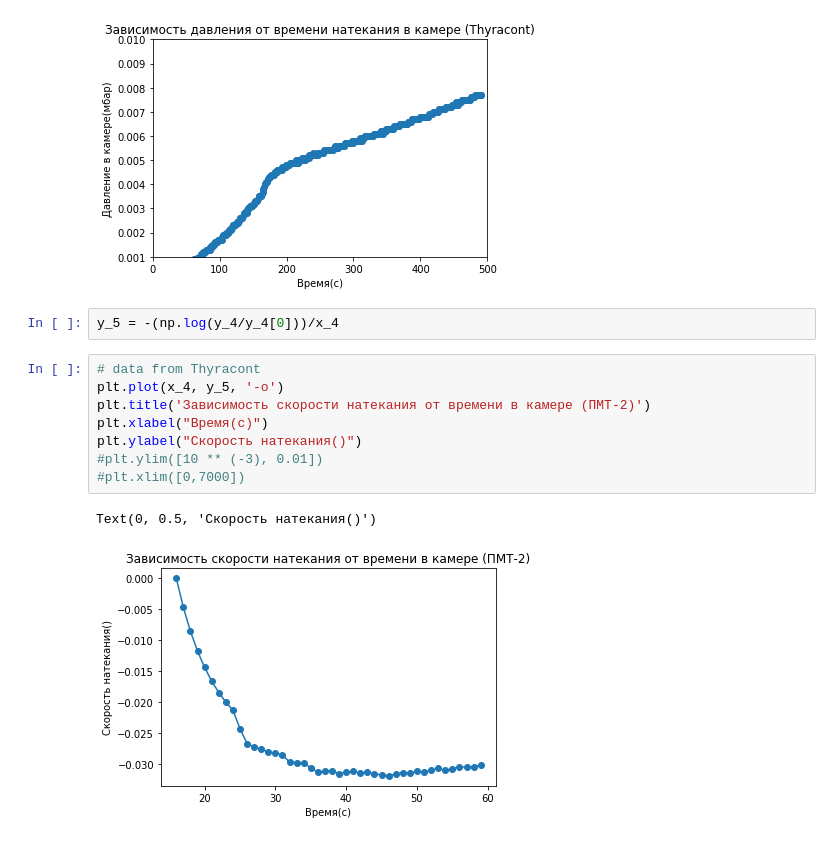
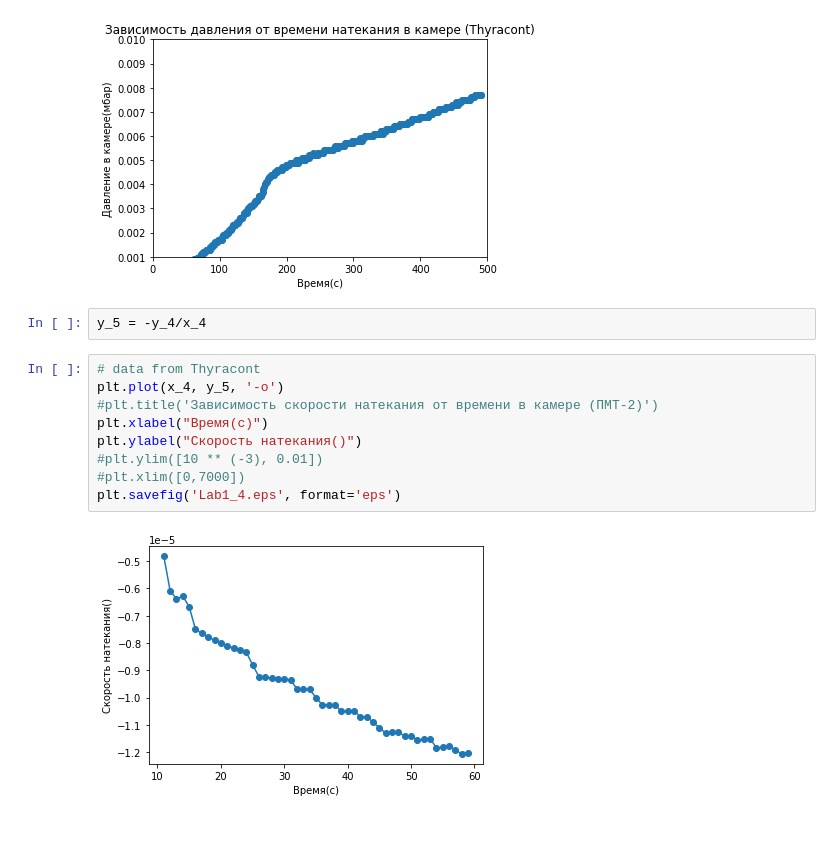
Before and after one commit to tttonyalpha/Labs, a Jupyter notebook: Thermodynamics/Laba_1.ipynb, the cells around one changed output. Saved outputs shown, nothing was run; the diff lists cells and outputs as text.

```diff
--- a/Thermodynamics/Laba_1.ipynb
+++ b/Thermodynamics/Laba_1.ipynb
@@ -115,18 +117,18 @@ plt.xlim([7200-7200,7700-7200])
 (0.0, 500.0)
 [figure]
 # %%
-y_5 = -(np.log(y_4/y_4[0]))/x_4
+y_5 = -y_4/x_4
 # %%
 # data from Thyracont
 plt.plot(x_4, y_5, '-o')
-plt.title('Зависимость скорости натекания от времени в камере (ПМТ-2)')
+#plt.title('Зависимость скорости натекания от времени в камере (ПМТ-2)')
 plt.xlabel("Время(с)")
 plt.ylabel("Скорость натекания()")
 #plt.ylim([10 ** (-3), 0.01])
 #plt.xlim([0,7000])
+plt.savefig('Lab1_4.eps', format='eps')
 # %% [output]
-Text(0, 0.5, 'Скорость натекания()')
-[figure, old version]
+[figure, new version]
 # %%
 # data from Thyracont
 plt.plot(y_4, y_5, '-o')
```
Also changed, not shown: parts of 18 cells of this notebook, 4 other files.
